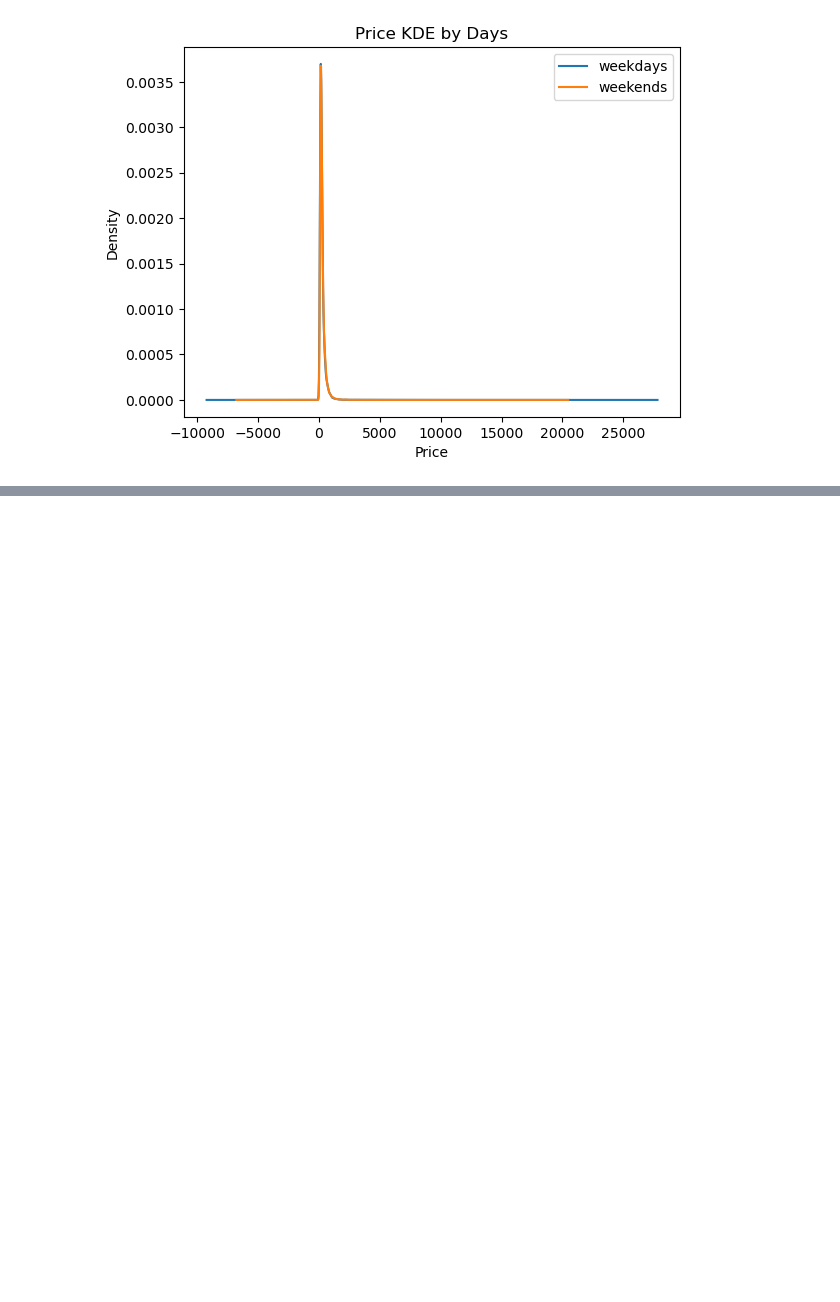
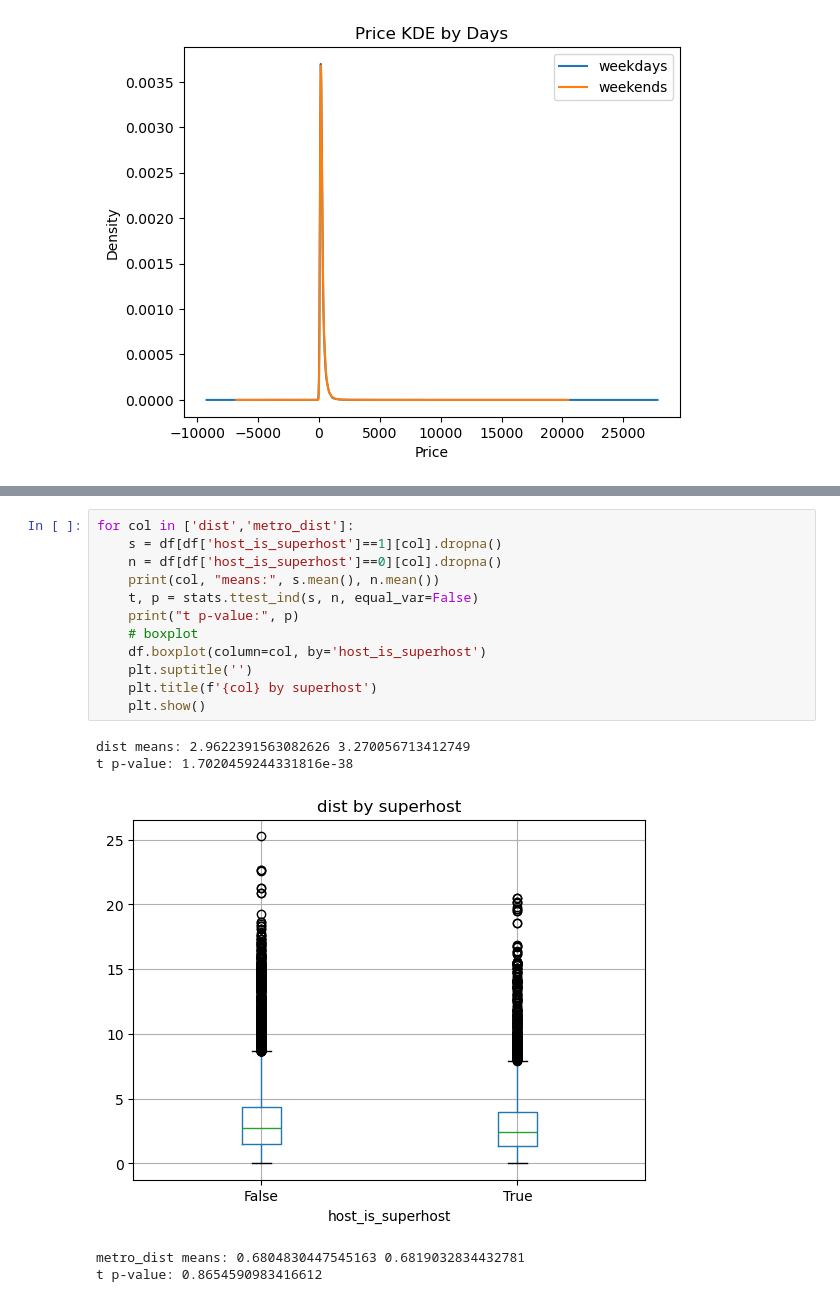
Before and after one commit to Titaniel3/ASDA_2025_Group_1_Portfolio_new, a Jupyter notebook: notebooks/Week4_Homework_neu.ipynb, the cells around one changed output, grey strips where cells are left out. Cells and saved outputs as stored; diff of their text form; blank space fills up the shorter version.

```diff
--- a/notebooks/Week4_Homework_neu.ipynb
+++ b/notebooks/Week4_Homework_neu.ipynb
@@ -429,0 +541,18 @@ plt.show()
+# %%
+for col in ['dist','metro_dist']:
+    s = df[df['host_is_superhost']==1][col].dropna()
+    n = df[df['host_is_superhost']==0][col].dropna()
+    print(col, "means:", s.mean(), n.mean())
+    t, p = stats.ttest_ind(s, n, equal_var=False)
+    print("t p-value:", p)
+    # boxplot
+    df.boxplot(column=col, by='host_is_superhost')
+    plt.suptitle('')
+    plt.title(f'{col} by superhost')
+    plt.show()
+# %% [output]
+dist means: 2.9622391563082626 3.270056713412749
+t p-value: 1.7020459244331816e-38
+[figure, added]
+metro_dist means: 0.6804830447545163 0.6819032834432781
+t p-value: 0.8654590983416612
```
Also changed, not shown: parts of 14 cells of this notebook.
